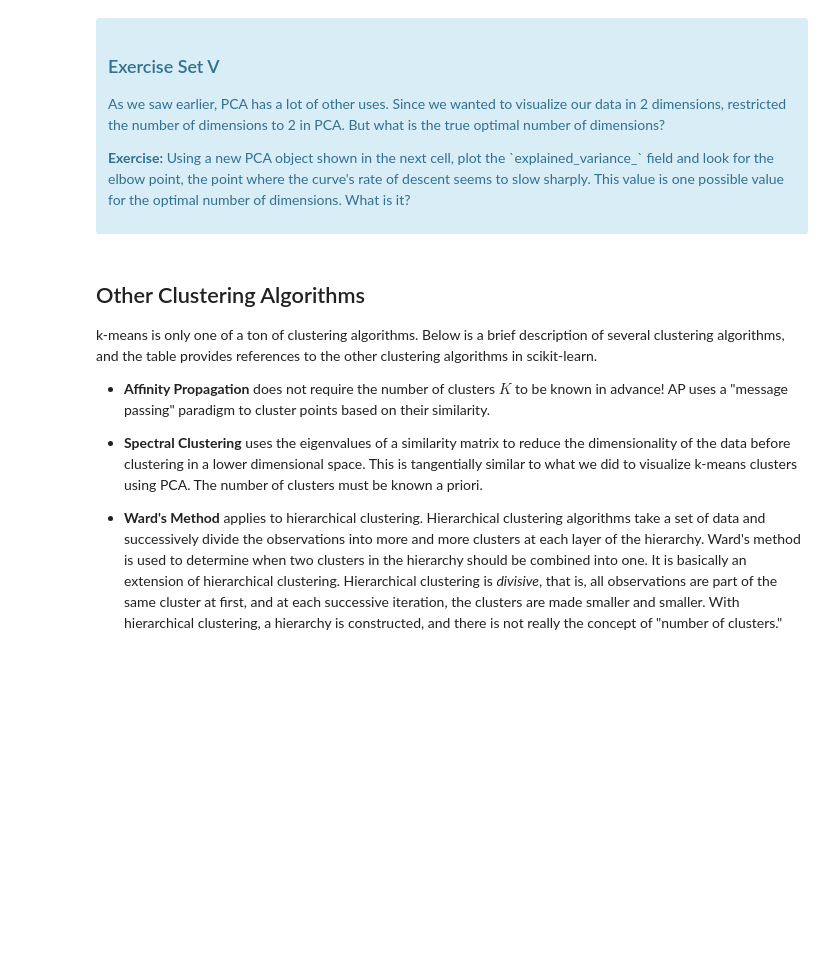
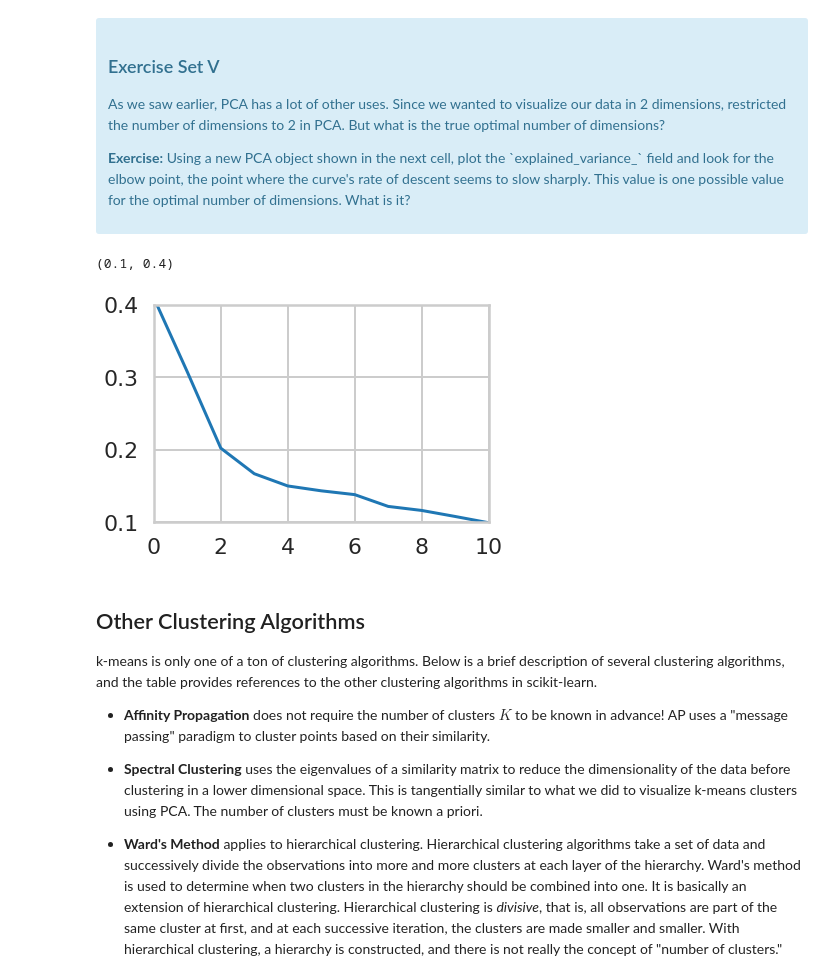
Before and after one commit to Taypapen/Mini_Project_clustering, a Jupyter notebook: Mini_Project_Clustering_TayPap.ipynb, the cells around one changed output. Cells and saved outputs as stored; diff of their text form; code cells hidden in the pictures; blank space fills up the shorter version.

```diff
--- a/Mini_Project_Clustering_TayPap.ipynb
+++ b/Mini_Project_Clustering_TayPap.ipynb
@@ -323,8 +347,14 @@ What we've done is we've taken those columns of 0/1 indicator variables, and we'
 # %%
 #your turn
 # Initialize a new PCA model with a default number of components.
 import sklearn.decomposition
 pca = sklearn.decomposition.PCA()
-pca.fit(X)
+pca.fit(responses_df[x_cols])
 
 # Do the rest on your own :)
+plt.plot(pca.explained_variance_)
+plt.xlim(0,10)
+plt.ylim(0.1,0.4)
+# %% [output]
+(0.1, 0.4)
+[figure, added]
```
Also changed, not shown: parts of 13 cells of this notebook.
